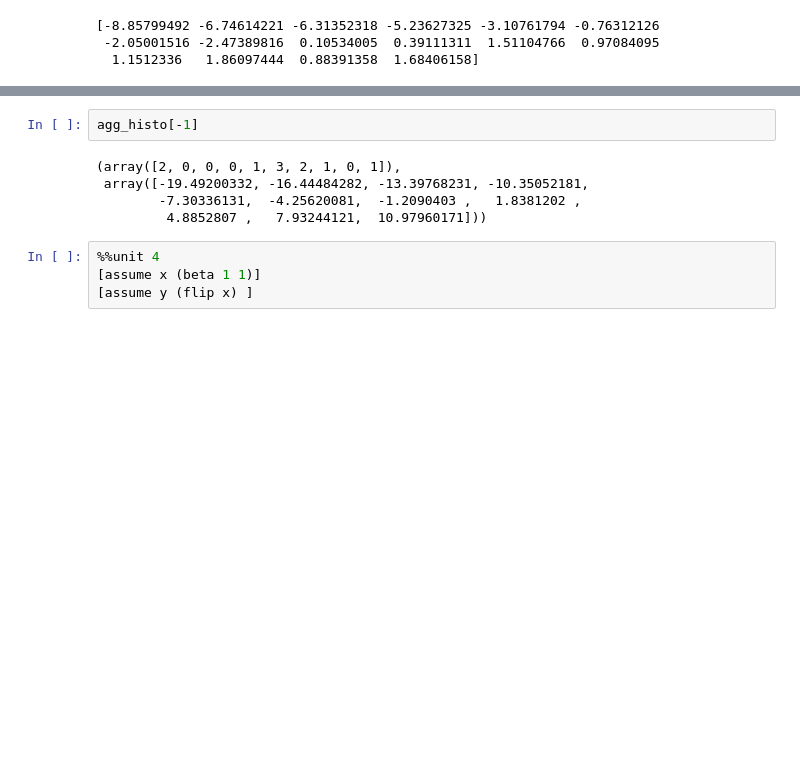
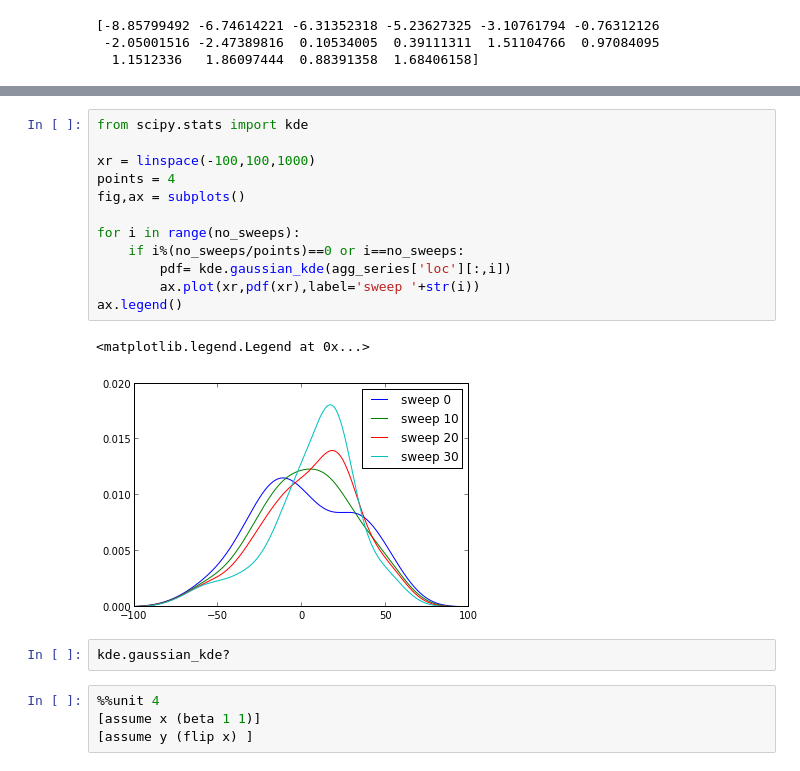
Before and after one commit to owainevans/myunit, a Jupyter notebook: demo_unit.ipynb, the cells around one changed output, grey strips where cells are left out. Saved outputs shown, nothing was run; the diff lists cells and outputs as text; blank space fills up the shorter version.

```diff
--- a/demo_unit.ipynb
+++ b/demo_unit.ipynb
@@ -186,10 +240,20 @@ for i in range(no_sweeps):
-# %%
-agg_histo[-1]
-# %% [output]
-(array([2, 0, 0, 0, 1, 3, 2, 1, 0, 1]),
- array([-19.49200332, -16.44484282, -13.39768231, -10.35052181,
-        -7.30336131,  -4.25620081,  -1.2090403 ,   1.8381202 ,
-         4.8852807 ,   7.93244121,  10.97960171]))
+# %%
+from scipy.stats import kde
+
+xr = linspace(-100,100,1000)
+points = 4
+fig,ax = subplots()
+
+for i in range(no_sweeps):
+    if i%(no_sweeps/points)==0 or i==no_sweeps:
+        pdf= kde.gaussian_kde(agg_series['loc'][:,i])
+        ax.plot(xr,pdf(xr),label='sweep '+str(i))
+ax.legend()
+# %% [output]
+<matplotlib.legend.Legend at 0x...>
+[figure, added]
+# %%
+kde.gaussian_kde?
 # %%
 %%unit 4
 [assume x (beta 1 1)]
```
Also changed, not shown: parts of 16 cells of this notebook, 1 other file.
